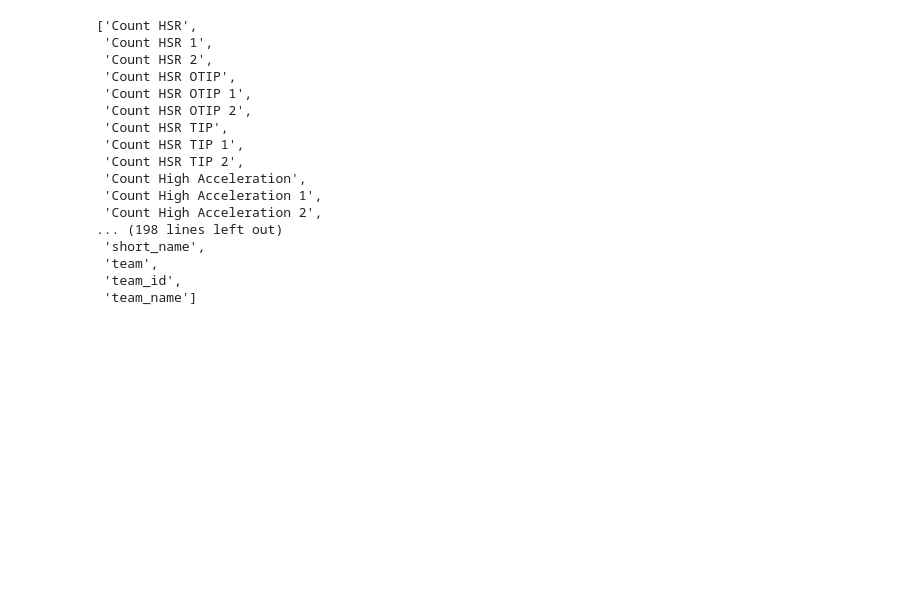
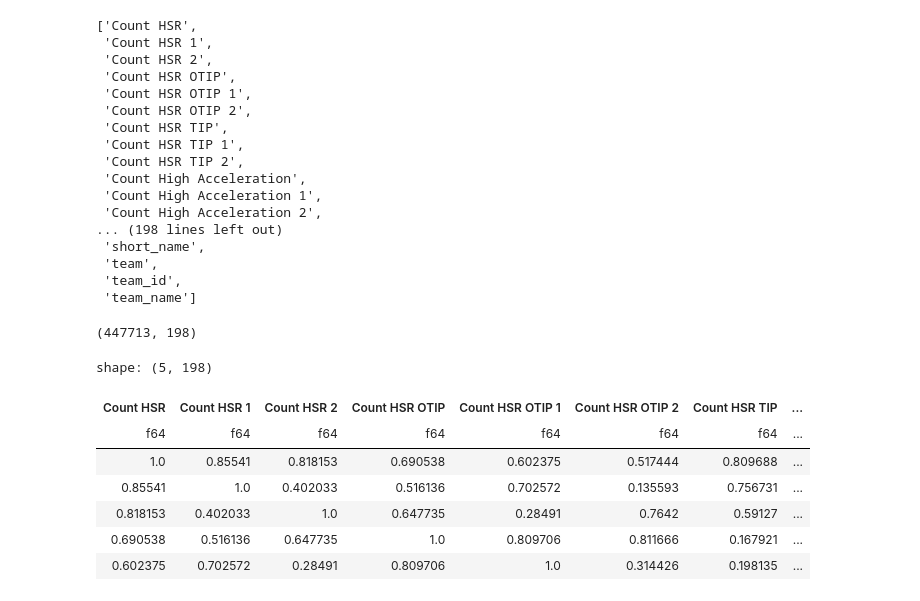
Before and after one commit to ihosten/internship_club_brugge, a Jupyter notebook: start_project/data_normilization.ipynb, the cells around one changed output. Saved outputs shown, nothing was run; the diff lists cells and outputs as text; code cells hidden in the pictures; blank space fills up the shorter version.

```diff
--- a/start_project/data_normilization.ipynb
+++ b/start_project/data_normilization.ipynb
@@ -308,0 +309,23 @@ final_df.write_csv('final_df.csv')
+# %%
+# filtering out null values for calclating correlations
+final_df_nonull = final_df.drop_nulls()
+# %%
+# only keeping numeric values for calculating correlations
+nonull_numeric = final_df_nonull.select(cs.numeric())
+# %%
+nonull_numeric.shape
+# %% [output]
+(447713, 198)
+# %%
+#looking at correlations after normalization
+
+correlations = nonull_numeric.corr()
+# %% [output]
+shape: (5, 198)
+| Count HSR | Count HSR 1 | Count HSR 2 | Count HSR OTIP | Count HSR OTIP 1 | Count HSR OTIP 2 | Count HSR TIP | ... |
+| f64 | f64 | f64 | f64 | f64 | f64 | f64 | ... |
+| 1.0 | 0.85541 | 0.818153 | 0.690538 | 0.602375 | 0.517444 | 0.809688 | ... |
+| 0.85541 | 1.0 | 0.402033 | 0.516136 | 0.702572 | 0.135593 | 0.756731 | ... |
+| 0.818153 | 0.402033 | 1.0 | 0.647735 | 0.28491 | 0.7642 | 0.59127 | ... |
+| 0.690538 | 0.516136 | 0.647735 | 1.0 | 0.809706 | 0.811666 | 0.167921 | ... |
+| 0.602375 | 0.702572 | 0.28491 | 0.809706 | 1.0 | 0.314426 | 0.198135 | ... |
```
Also changed, not shown: parts of 4 cells of this notebook, 3 other files.
